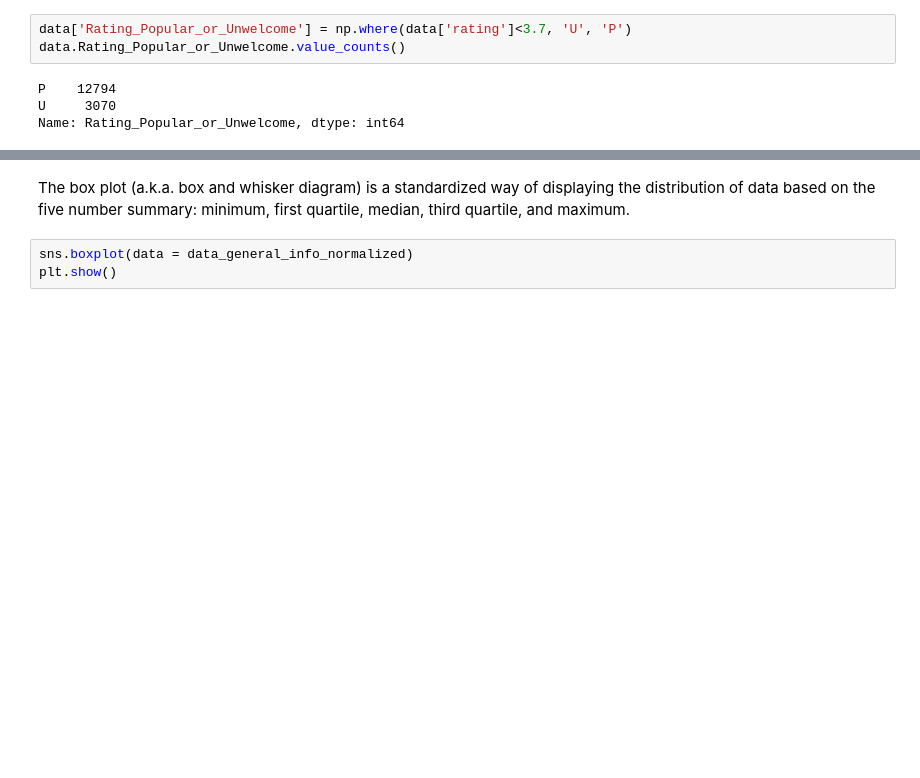
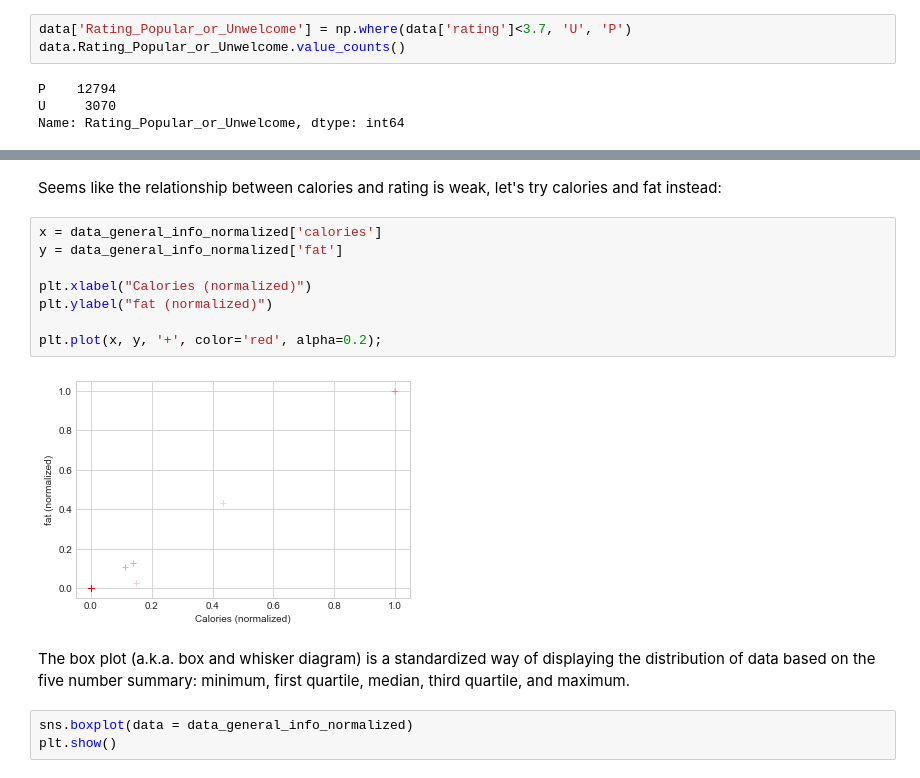
Before and after one commit to Chloeiii/SENG474, a Jupyter notebook: Project_Recipe.ipynb, the cells around one changed output, grey strips where cells are left out. Cells and saved outputs as stored; diff of their text form; blank space fills up the shorter version.

```diff
--- a/Project_Recipe.ipynb
+++ b/Project_Recipe.ipynb
@@ -224,3 +223,15 @@ Name: Rating_Popular_or_Unwelcome, dtype: int64
+# %% [markdown]
+Seems like the relationship between calories and rating is weak, let's try calories and fat instead:
+# %%
+x = data_general_info_normalized['calories']
+y = data_general_info_normalized['fat']
+
+plt.xlabel("Calories (normalized)")
+plt.ylabel("fat (normalized)")
+
+plt.plot(x, y, '+', color='red', alpha=0.2);
+# %% [output]
+[figure, added]
 # %% [markdown]
 The box plot (a.k.a. box and whisker diagram) is a standardized way of displaying the distribution of data based on the five number summary: minimum, first quartile, median, third quartile, and maximum.
 # %%
```
Also changed, not shown: parts of 10 cells of this notebook.
